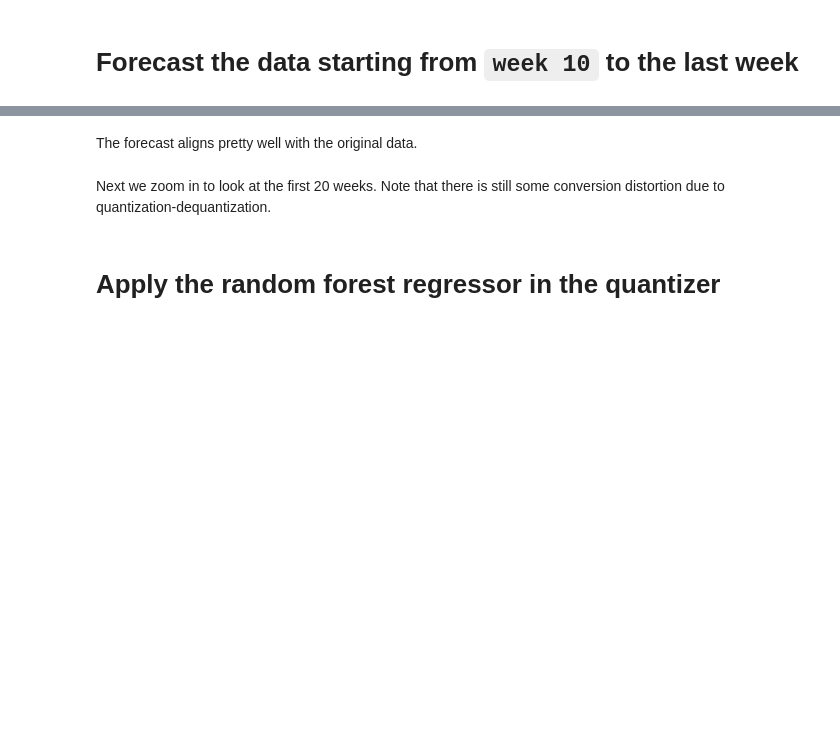
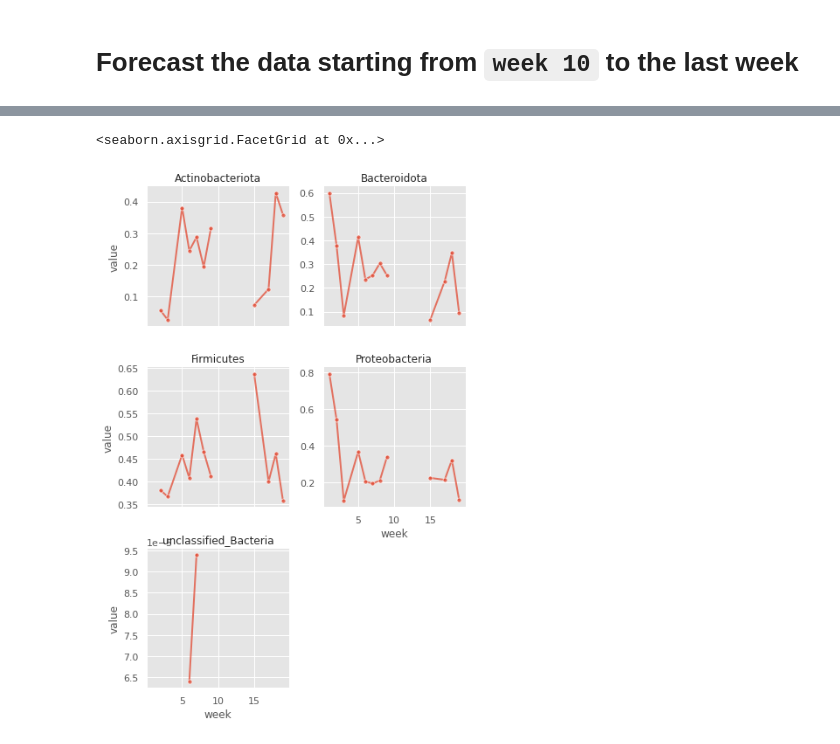
Before and after one commit to zeroknowledgediscovery/qbiome, a Jupyter notebook: examples/forecast_new_data.ipynb, the cells around one changed output, grey strips where cells are left out. Saved outputs shown, nothing was run; the diff lists cells and outputs as text; code cells hidden in the pictures; blank space fills up the shorter version.

Commit message:
Add example to forecast new data

```diff
--- a/examples/forecast_new_data.ipynb
+++ b/examples/forecast_new_data.ipynb
@@ -97,0 +88,7 @@ to_quantize
+# %%
+new_patient_df = quantizer.add_meta_to_matrix(
+    new_patient_masked[np.newaxis, :],
+    add_subject_id=False
+)
+# manually add back subject_id
+new_patient_df.insert(0, 'subject_id', ['101'])
@@ -97,0 +101,2 @@ to_quantize
+# %%
+new_patient_df = quantizer.melt_into_plot_format(new_patient_df)
@@ -98,8 +119,8 @@ to_quantize
 # %%
 # quantize
-quantized = quantizer.quantize_df(new_patient)
+new_patient_quantized = quantizer.quantize_df(new_patient_df)
 # convert this patient into a format acceptable by the qnet
-_, new_patient_matrix = quantizer.get_qnet_inputs(quantized)
+_, new_patient_matrix = quantizer.get_qnet_inputs(new_patient_quantized)
 # %%
 new_patient_matrix.shape
 # %% [output]
@@ -122,0 +130,6 @@ data.head()
+# %%
+# takes 2 minutes to run
+forecasted = forecaster.forecast_data(
+    new_patient_matrix,
+    start_week=7
+)
@@ -125,18 +149,16 @@ forecasted.head()
 # %%
 BIOMES = ['Actinobacteriota', 'Bacteroidota', 'Firmicutes', 'Proteobacteria', 'unclassified_Bacteria']
 
-concat = pd.concat([
-    data.assign(source='original'),
-    forecasted.assign(source='forecasted')
-])
-concat = concat[concat.variable.isin(BIOMES)]
+plottable = forecasted[
+    (forecasted.variable.isin(BIOMES)) &
+    (forecasted.week < 20)
+     ]
 
-g = sns.FacetGrid(concat, col='variable', col_wrap=2, sharey=False, margin_titles=True)
-g.map_dataframe(sns.lineplot, 'week', 'value', hue='source', ci=None, marker='o',
+g = sns.FacetGrid(plottable, col='variable', col_wrap=2, sharey=False, margin_titles=True)
+g.map_dataframe(sns.lineplot, 'week', 'value', ci=None, marker='o',
                     linewidth=2, alpha=0.75, markersize=5)
 g.set_titles(row_template = '{row_name}', col_template = '{col_name}')
 g.add_legend()
+# %% [output]
+<seaborn.axisgrid.FacetGrid at 0x...>
+[figure, added]
-# %% [markdown]
-The forecast aligns pretty well with the original data.
-# %% [markdown]
-Next we zoom in to look at the first 20 weeks. Note that there is still some conversion distortion due to quantization-dequantization.
@@ -151,2 +164,0 @@ g.add_legend()
-# %% [markdown]
-# Apply the random forest regressor in the quantizer
```
Also changed, not shown: parts of 21 cells of this notebook, 4 other files.
